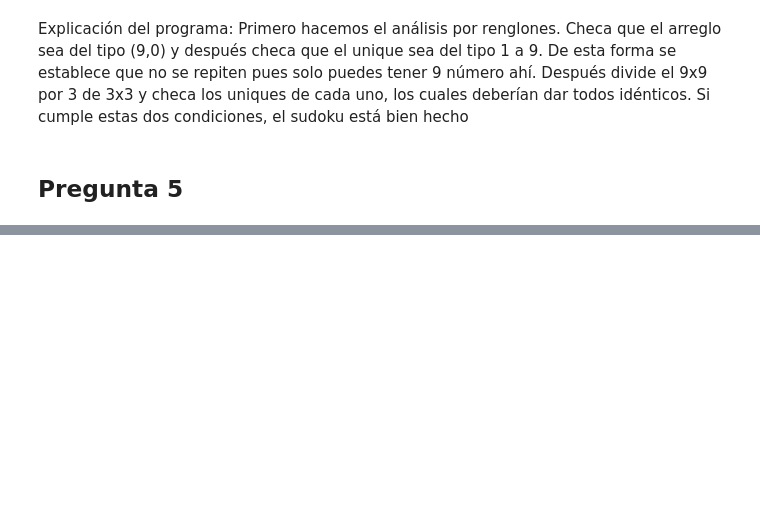
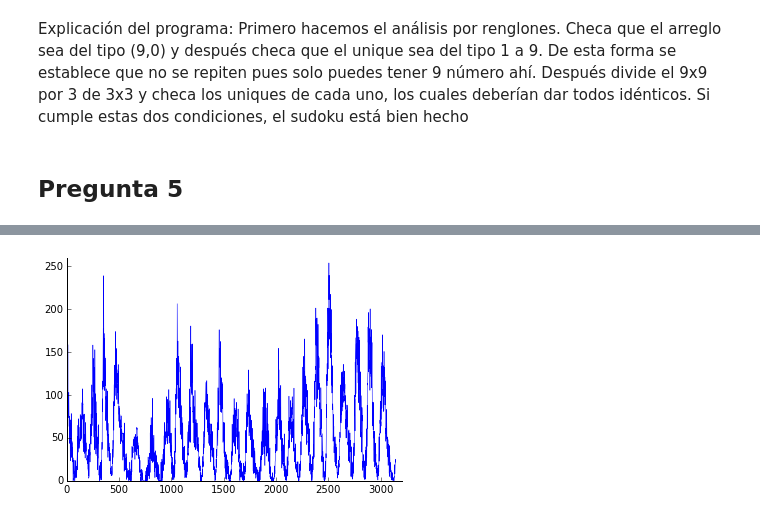
Before and after one commit to terandes/mate-computacional, a Jupyter notebook: alumnos/DiegoVillegasA/Tareas/NumPy_tarea.ipynb, the cells around one changed output, grey strips where cells are left out. Saved outputs shown, nothing was run; the diff lists cells and outputs as text; code cells hidden in the pictures; blank space fills up the shorter version.

```diff
--- a/alumnos/DiegoVillegasA/Tareas/NumPy_tarea.ipynb
+++ b/alumnos/DiegoVillegasA/Tareas/NumPy_tarea.ipynb
@@ -244,0 +244,19 @@ SyntaxError: invalid syntax (<ipython-input-243-3f5342debed3>, line 1)
+# %%
+x =[]
+y=[]
+for line in open('sunspots.txt'):
+    x.append(float(line.split()[0]))
+    y.append(float(line.split()[1]))
+
+plt.plot(x,y, linewidth=.5);
+plt.ylim(0,260)
+plt.xlim(0,3200)
+ax = plt.gca()
+ax.spines['right'].set_color('none')
+ax.spines['top'].set_color('none')
+ax.xaxis.set_ticks_position('bottom')
+ax.spines['bottom'].set_position(('data',0))
+ax.yaxis.set_ticks_position('left')
+ax.spines['left'].set_position(('data',0))
+# %% [output]
+[figure, added]
```
Also changed, not shown: parts of 3 cells of this notebook.
